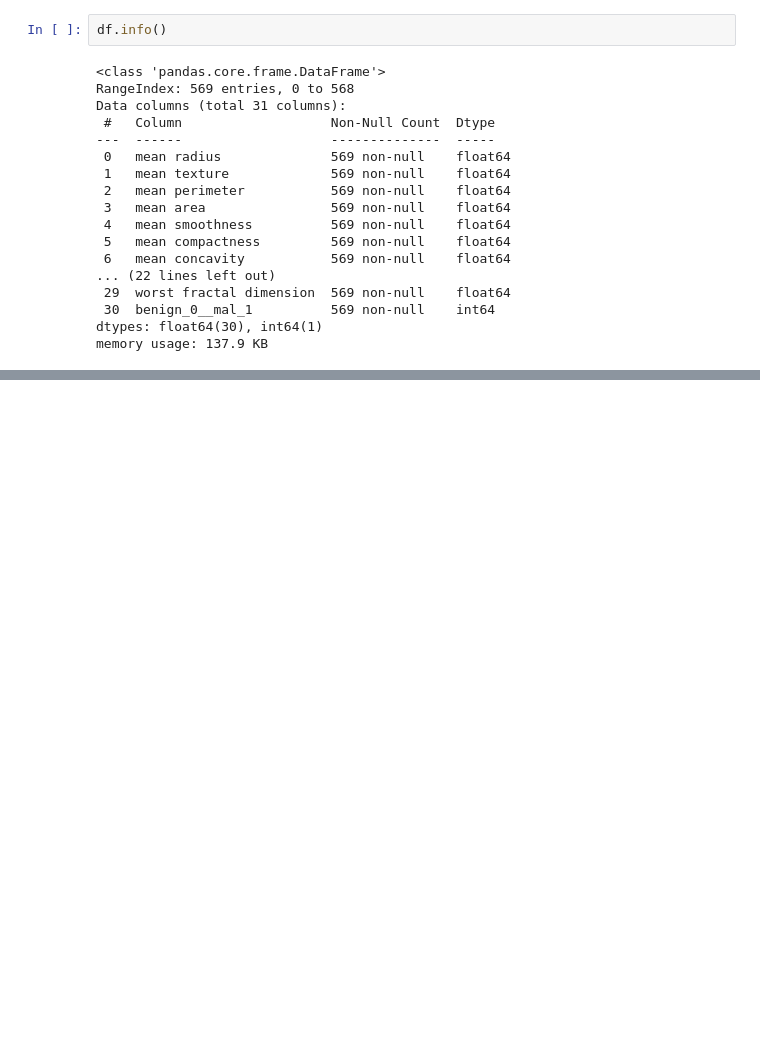
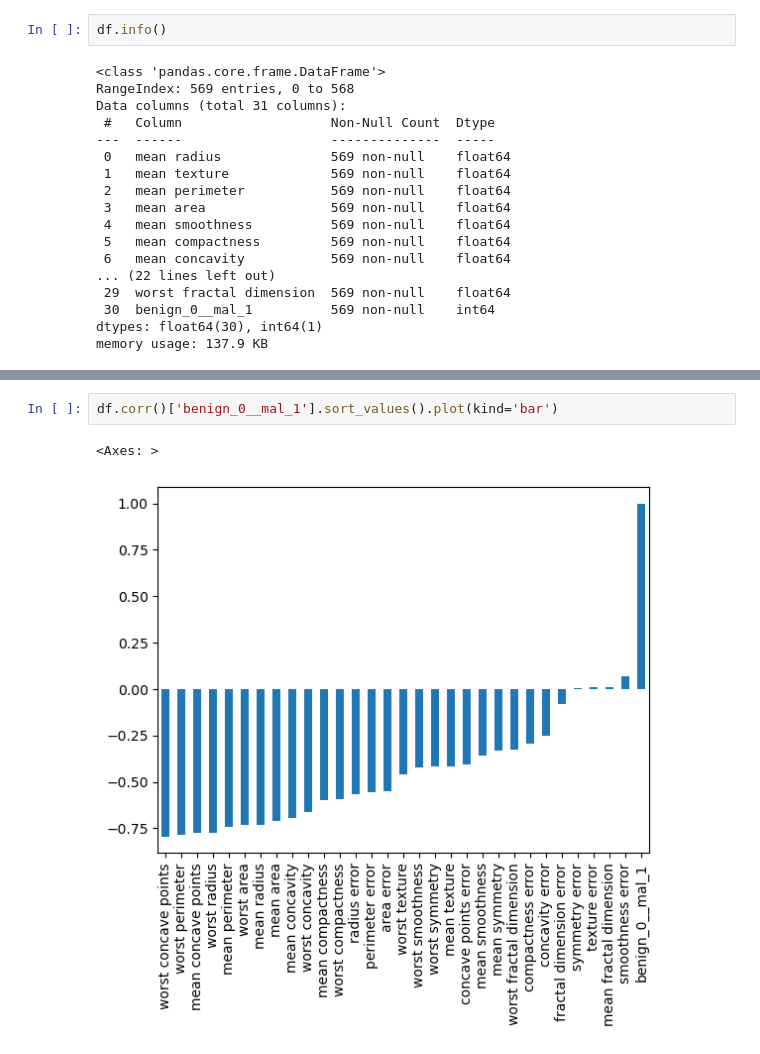
Before and after one commit to SuhasPalani/Python_Data, a Jupyter notebook: tensorflow/EDA_Preprocessing.ipynb, the cells around one changed output, grey strips where cells are left out. Cells and saved outputs as stored; diff of their text form; blank space fills up the shorter version.

```diff
--- a/tensorflow/EDA_Preprocessing.ipynb
+++ b/tensorflow/EDA_Preprocessing.ipynb
@@ -50,0 +74,5 @@ sns.countplot(x='beni')
+# %%
+df.corr()['benign_0__mal_1'].sort_values().plot(kind='bar')
+# %% [output]
+<Axes: >
+[figure, added]
```
Also changed, not shown: parts of 8 cells of this notebook.
